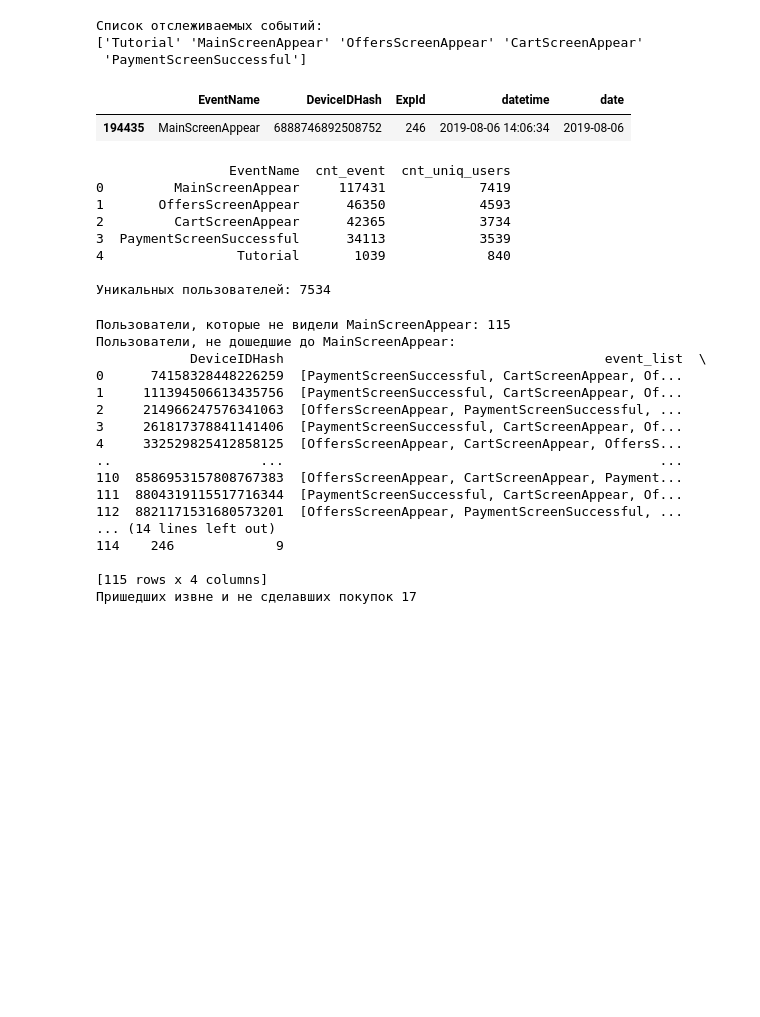
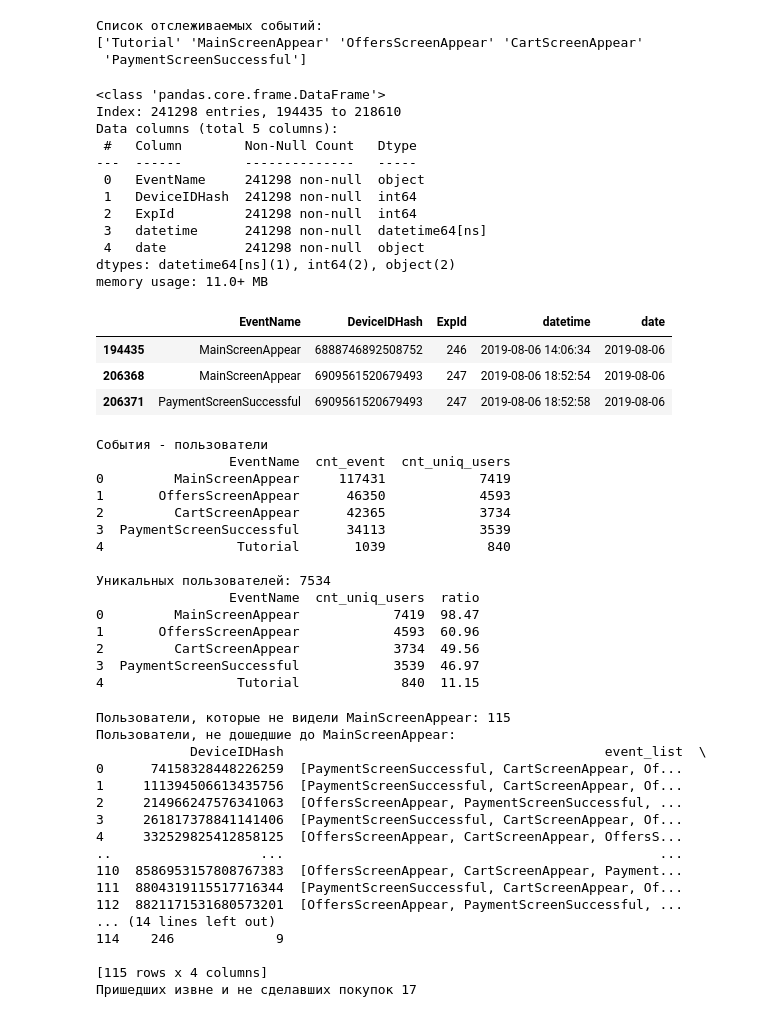
Before and after one commit to antipovdenis/food-app-analytics, a Jupyter notebook: notebooks/02_main.ipynb, the cells around one changed output. Drawn from its saved outputs; the diff is of its cells as text; code cells hidden in the pictures; blank space fills up the shorter version.

```diff
--- a/notebooks/02_main.ipynb
+++ b/notebooks/02_main.ipynb
@@ -9,22 +9,54 @@ print(f'''Список отслеживаемых событий:
 Список отслеживаемых событий:
 ['Tutorial' 'MainScreenAppear' 'OffersScreenAppear' 'CartScreenAppear'
  'PaymentScreenSuccessful']
-# %%
-data = data.sort_values(by =['DeviceIDHash','datetime'])
-data.head(1)
-# %% [output]
-|  | EventName | DeviceIDHash | ExpId | datetime | date |
-| 194435 | MainScreenAppear | 6888746892508752 | 246 | 2019-08-06 14:06:34 | 2019-08-06 |
+# %%
+# отсортируем по пользователю и времени заранее, чтобы не забыть.
+
+data = data.sort_values(by =['DeviceIDHash','datetime'])
+#data.head(3)
+data.info()
+data.head(3)
+# %% [output]
+<class 'pandas.core.frame.DataFrame'>
+Index: 241298 entries, 194435 to 218610
+Data columns (total 5 columns):
+ #   Column        Non-Null Count   Dtype
+---  ------        --------------   -----
+ 0   EventName     241298 non-null  object
+ 1   DeviceIDHash  241298 non-null  int64
+ 2   ExpId         241298 non-null  int64
+ 3   datetime      241298 non-null  datetime64[ns]
+ 4   date          241298 non-null  object
+dtypes: datetime64[ns](1), int64(2), object(2)
+memory usage: 11.0+ MB
+|  | EventName | DeviceIDHash | ExpId | datetime | date |
+| 194435 | MainScreenAppear | 6888746892508752 | 246 | 2019-08-06 14:06:34 | 2019-08-06 |
+| 206368 | MainScreenAppear | 6909561520679493 | 247 | 2019-08-06 18:52:54 | 2019-08-06 |
+| 206371 | PaymentScreenSuccessful | 6909561520679493 | 247 | 2019-08-06 18:52:58 | 2019-08-06 |
 # %%
 # Количество событий без учета групп и количество уникальных пользовтелей по каждому событию
-print(data.groupby('EventName').agg(cnt_event = ('EventName', 'count'), cnt_uniq_users = ('DeviceIDHash', 'nunique')).sort_values('cnt_event',ascending=False).reset_index())
+print('События - пользователи')
+event_users = (data.groupby('EventName')
+               .agg(cnt_event = ('EventName', 'count'),
+                    cnt_uniq_users = ('DeviceIDHash', 'nunique')
+                    )
+               .sort_values('cnt_event',ascending=False)
+               .reset_index()
+)
+print(event_users)
 
 # А сколько всего уникальных пользователей
 print(f'''
 Уникальных пользователей: {data['DeviceIDHash'].nunique()}''')
 
 # Уникальных > Зашедших на стартовую страницу!
+
+# Доля пользователей, совершивших событие
+ratio_event_users = event_users[['EventName', 'cnt_uniq_users']]
+ratio_event_users['ratio'] = round(ratio_event_users['cnt_uniq_users'] / data['DeviceIDHash'].nunique() * 100, 2)
+print(ratio_event_users)
 # %% [output]
+События - пользователи
                  EventName  cnt_event  cnt_uniq_users
 0         MainScreenAppear     117431            7419
 1       OffersScreenAppear      46350            4593
@@ -33,6 +65,12 @@ print(f'''
 4                 Tutorial       1039             840
 
 Уникальных пользователей: 7534
+                 EventName  cnt_uniq_users  ratio
+0         MainScreenAppear            7419  98.47
+1       OffersScreenAppear            4593  60.96
+2         CartScreenAppear            3734  49.56
+3  PaymentScreenSuccessful            3539  46.97
+4                 Tutorial             840  11.15
 # %%
 # Почему количество уникальных не совпадает с количество уникальных, видивших стартовый экран приложения
 
```
Also changed, not shown: parts of 11 cells of this notebook, 1 other file.
